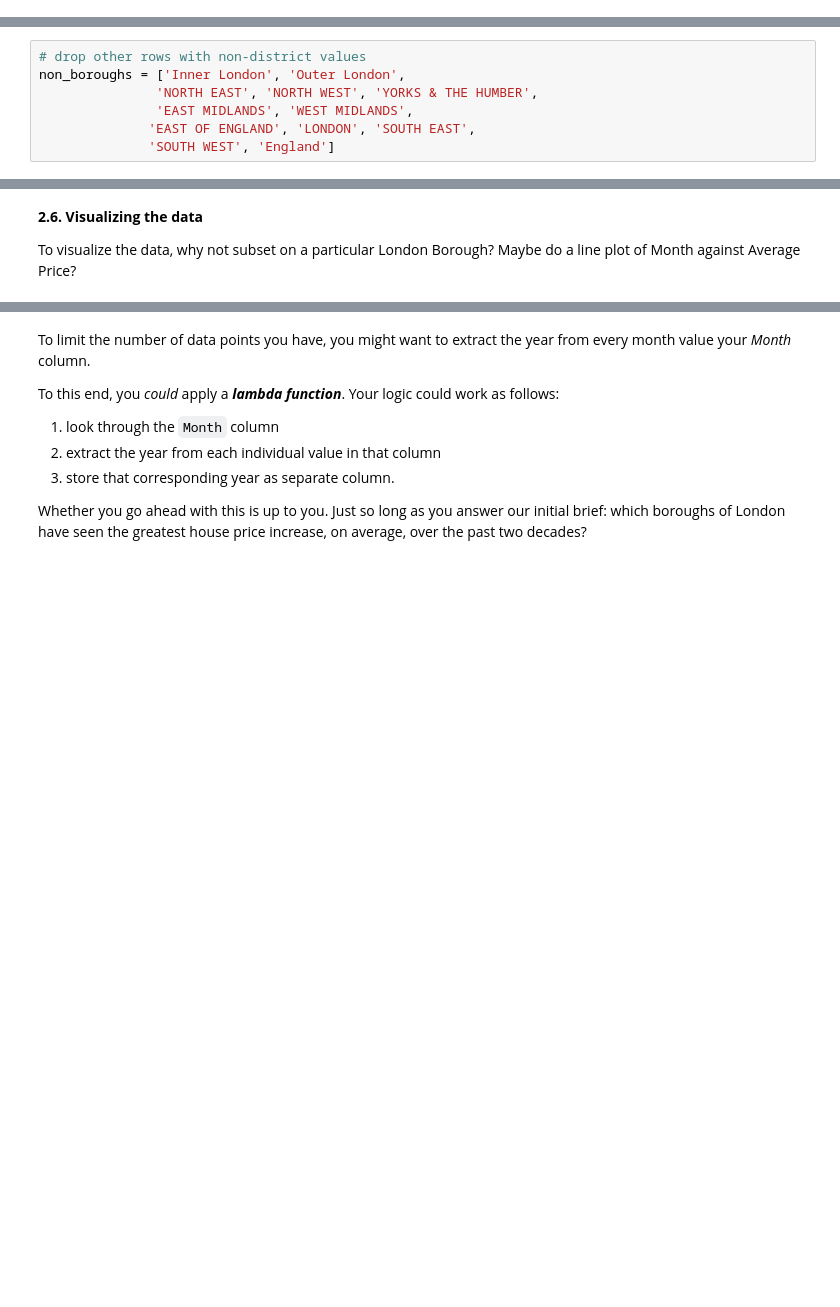
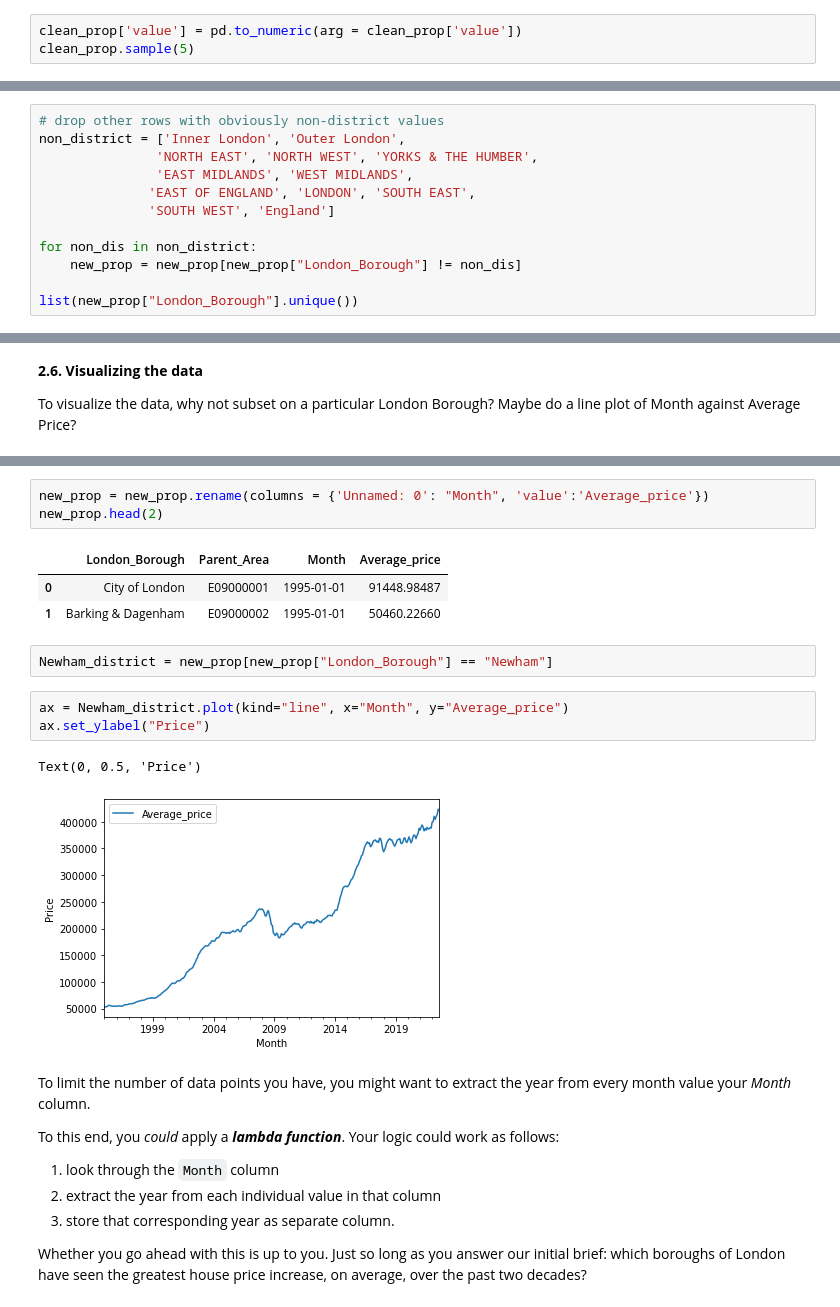
Before and after one commit to RavinderRai/London_Housing_Case_Study, a Jupyter notebook: London_Housing_Case_Study.ipynb, the cells around one changed output, grey strips where cells are left out. Cells and saved outputs as stored; diff of their text form; blank space fills up the shorter version.

```diff
--- a/London_Housing_Case_Study.ipynb
+++ b/London_Housing_Case_Study.ipynb
@@ -209,0 +217,3 @@ clean_prop.head()
+# %%
+clean_prop['value'] = pd.to_numeric(arg = clean_prop['value'])
+clean_prop.sample(5)
@@ -272,9 +289,14 @@ list(new_prop["London_Borough"].unique())
  'SOUTH WEST',
  'England']
 # %%
-# drop other rows with non-district values
-non_boroughs = ['Inner London', 'Outer London',
+# drop other rows with obviously non-district values
+non_district = ['Inner London', 'Outer London',
                'NORTH EAST', 'NORTH WEST', 'YORKS & THE HUMBER',
                'EAST MIDLANDS', 'WEST MIDLANDS',
               'EAST OF ENGLAND', 'LONDON', 'SOUTH EAST',
               'SOUTH WEST', 'England']
+
+for non_dis in non_district:
+    new_prop = new_prop[new_prop["London_Borough"] != non_dis]
+
+list(new_prop["London_Borough"].unique())
@@ -288,3 +325,18 @@ True
+# %%
+new_prop = new_prop.rename(columns = {'Unnamed: 0': "Month", 'value':'Average_price'})
+new_prop.head(2)
+# %% [output]
+|  | London_Borough | Parent_Area | Month | Average_price |
+| 0 | City of London | E09000001 | 1995-01-01 | 91448.98487 |
+| 1 | Barking & Dagenham | E09000002 | 1995-01-01 | 50460.22660 |
+# %%
+Newham_district = new_prop[new_prop["London_Borough"] == "Newham"]
+# %%
+ax = Newham_district.plot(kind="line", x="Month", y="Average_price")
+ax.set_ylabel("Price")
+# %% [output]
+Text(0, 0.5, 'Price')
+[figure, added]
 # %% [markdown]
 To limit the number of data points you have, you might want to extract the year from every month value your *Month* column.
 
```
Also changed, not shown: parts of 11 cells of this notebook.
